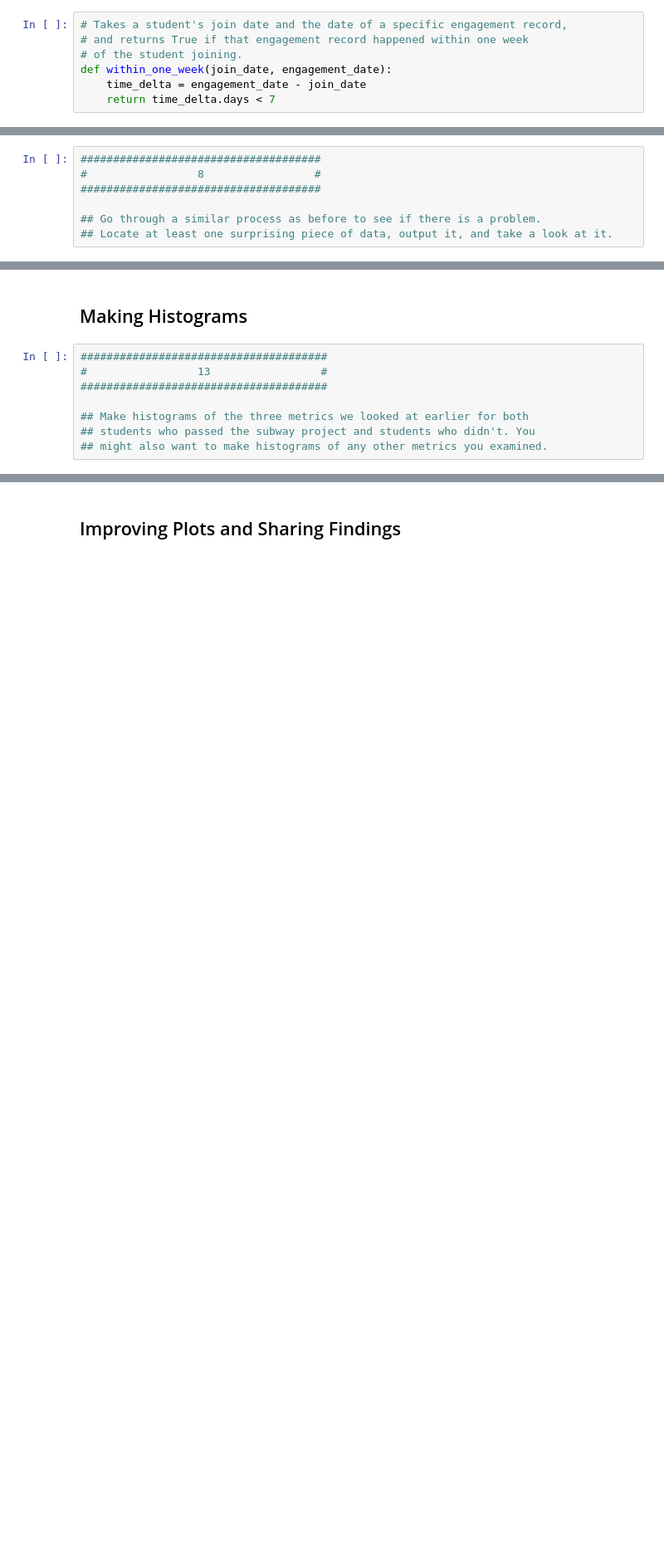
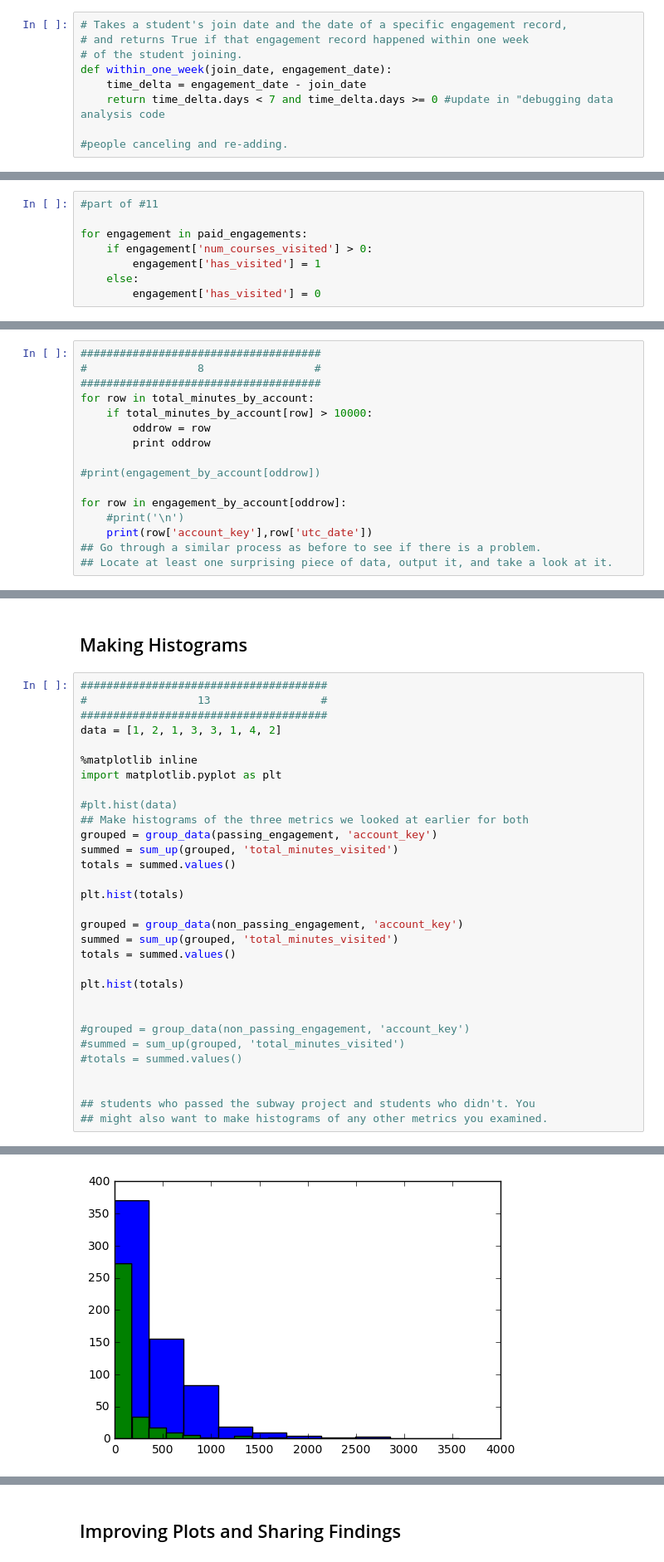
Before and after one commit to TryHarder01/intro_data_analysis, a Jupyter notebook: L1_Starter_Code.ipynb, the cells around one changed output, grey strips where cells are left out. Shown at 83% size. Drawn from its saved outputs; the diff is of its cells as text; blank space fills up the shorter version.

```diff
--- a/L1_Starter_Code.ipynb
+++ b/L1_Starter_Code.ipynb
@@ -287,7 +353,9 @@ print len(paid_students)
 # of the student joining.
 def within_one_week(join_date, engagement_date):
     time_delta = engagement_date - join_date
-    return time_delta.days < 7
+    return time_delta.days < 7 and time_delta.days >= 0 #update in "debugging data analysis code
+
+#people canceling and re-adding.
 # %%
 #####################################
 #                 7                 #
@@ -300,0 +390,8 @@ paid_engagement_in_first_week =
+# %%
+#part of #11
+
+for engagement in paid_engagements:
+    if engagement['num_courses_visited'] > 0:
+        engagement['has_visited'] = 1
+    else:
+        engagement['has_visited'] = 0
@@ -333,6 +494,15 @@ print 'Maximum:', np.max(total_minutes)
 #####################################
 #                 8                 #
 #####################################
+for row in total_minutes_by_account:
+    if total_minutes_by_account[row] > 10000:
+        oddrow = row
+        print oddrow
 
+#print(engagement_by_account[oddrow])
+
+for row in engagement_by_account[oddrow]:
+    #print('\n')
+    print(row['account_key'],row['utc_date'])
 ## Go through a similar process as before to see if there is a problem.
 ## Locate at least one surprising piece of data, output it, and take a look at it.
@@ -388,7 +679,31 @@ non_passing_engagement =
 ######################################
 #                 13                 #
 ######################################
+data = [1, 2, 1, 3, 3, 1, 4, 2]
 
+%matplotlib inline
+import matplotlib.pyplot as plt
+
+#plt.hist(data)
 ## Make histograms of the three metrics we looked at earlier for both
+grouped = group_data(passing_engagement, 'account_key')
+summed = sum_up(grouped, 'total_minutes_visited')
+totals = summed.values()
+
+plt.hist(totals)
+
+grouped = group_data(non_passing_engagement, 'account_key')
+summed = sum_up(grouped, 'total_minutes_visited')
+totals = summed.values()
+
+plt.hist(totals)
+
+
+#grouped = group_data(non_passing_engagement, 'account_key')
+#summed = sum_up(grouped, 'total_minutes_visited')
+#totals = summed.values()
+
+
 ## students who passed the subway project and students who didn't. You
 ## might also want to make histograms of any other metrics you examined.
+# %% [output]
@@ -394,0 +715 @@ non_passing_engagement =
+[figure, added]
```
Also changed, not shown: parts of 31 cells of this notebook.
